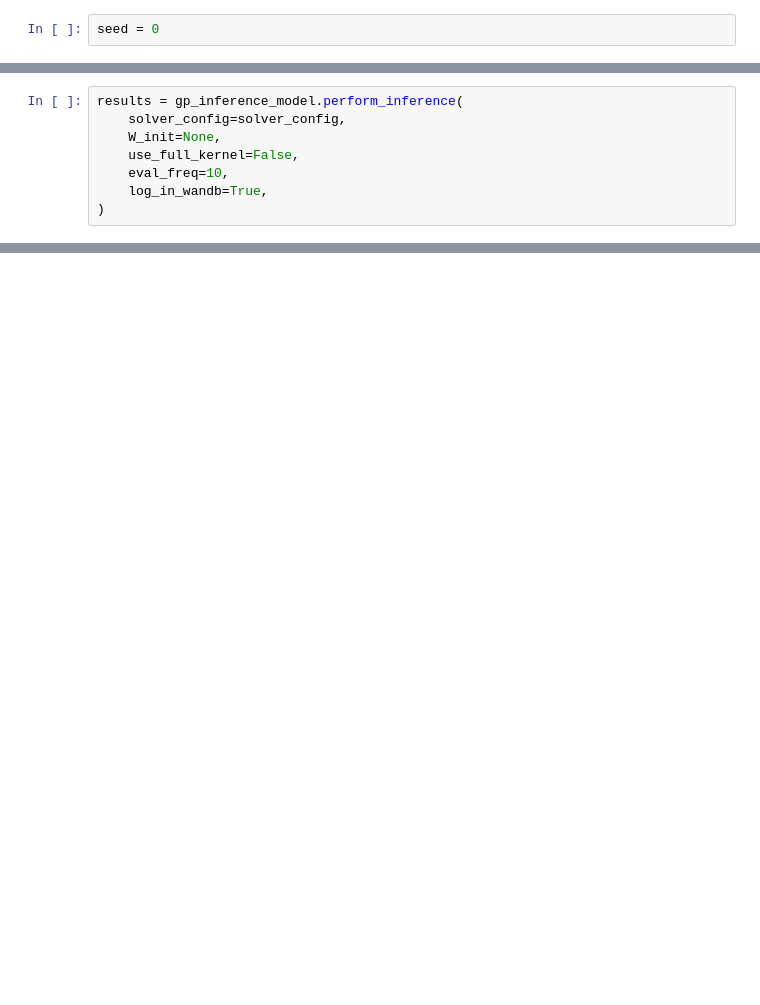
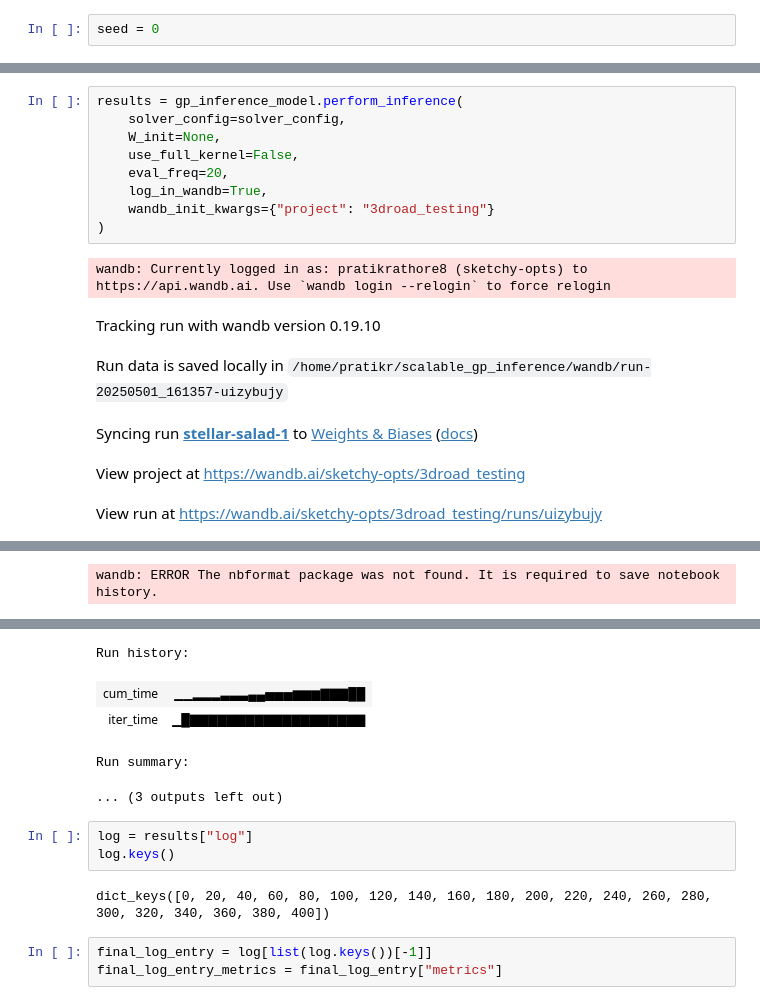
Before and after one commit to pratikrathore8/scalable_gp_inference, a Jupyter notebook: test_gp_inference.ipynb, the cells around one changed output, grey strips where cells are left out. Drawn from its saved outputs; the diff is of its cells as text; blank space fills up the shorter version.

```diff
--- a/test_gp_inference.ipynb
+++ b/test_gp_inference.ipynb
@@ -85,6 +93,14 @@ results = gp_inference_model.perform_inference(
     solver_config=solver_config,
     W_init=None,
     use_full_kernel=False,
-    eval_freq=10,
+    eval_freq=20,
     log_in_wandb=True,
+    wandb_init_kwargs={"project": "3droad_testing"}
 )
+# %% [output]
+wandb: Currently logged in as: pratikrathore8 (sketchy-opts) to https://api.wandb.ai. Use `wandb login --relogin` to force relogin
+Tracking run with wandb version 0.19.10
+Run data is saved locally in /home/pratikr/scalable_gp_inference/wandb/run-20250501_161357-uizybujy
+Syncing run stellar-salad-1 to Weights & Biases (docs)
+View project at https://wandb.ai/sketchy-opts/3droad_testing
+View run at https://wandb.ai/sketchy-opts/3droad_testing/runs/uizybujy
@@ -90,0 +124 @@ results = gp_inference_model.perform_inference(
+wandb: ERROR The nbformat package was not found. It is required to save notebook history.
@@ -90,0 +126,13 @@ results = gp_inference_model.perform_inference(
+Run history:
+| cum_time | ▁▁▂▂▂▃▃▃▄▄▅▅▅▆▆▆▇▇▇██ |
+| iter_time | ▁█▇▇▇▇▇▇▇▇▇▇▇▇▇▇▇▇▇▇▇ |
+Run summary:
+... (3 outputs left out)
+# %%
+log = results["log"]
+log.keys()
+# %% [output]
+dict_keys([0, 20, 40, 60, 80, 100, 120, 140, 160, 180, 200, 220, 240, 260, 280, 300, 320, 340, 360, 380, 400])
+# %%
+final_log_entry = log[list(log.keys())[-1]]
+final_log_entry_metrics = final_log_entry["metrics"]
```
Also changed, not shown: parts of 16 cells of this notebook, 7 other files.
